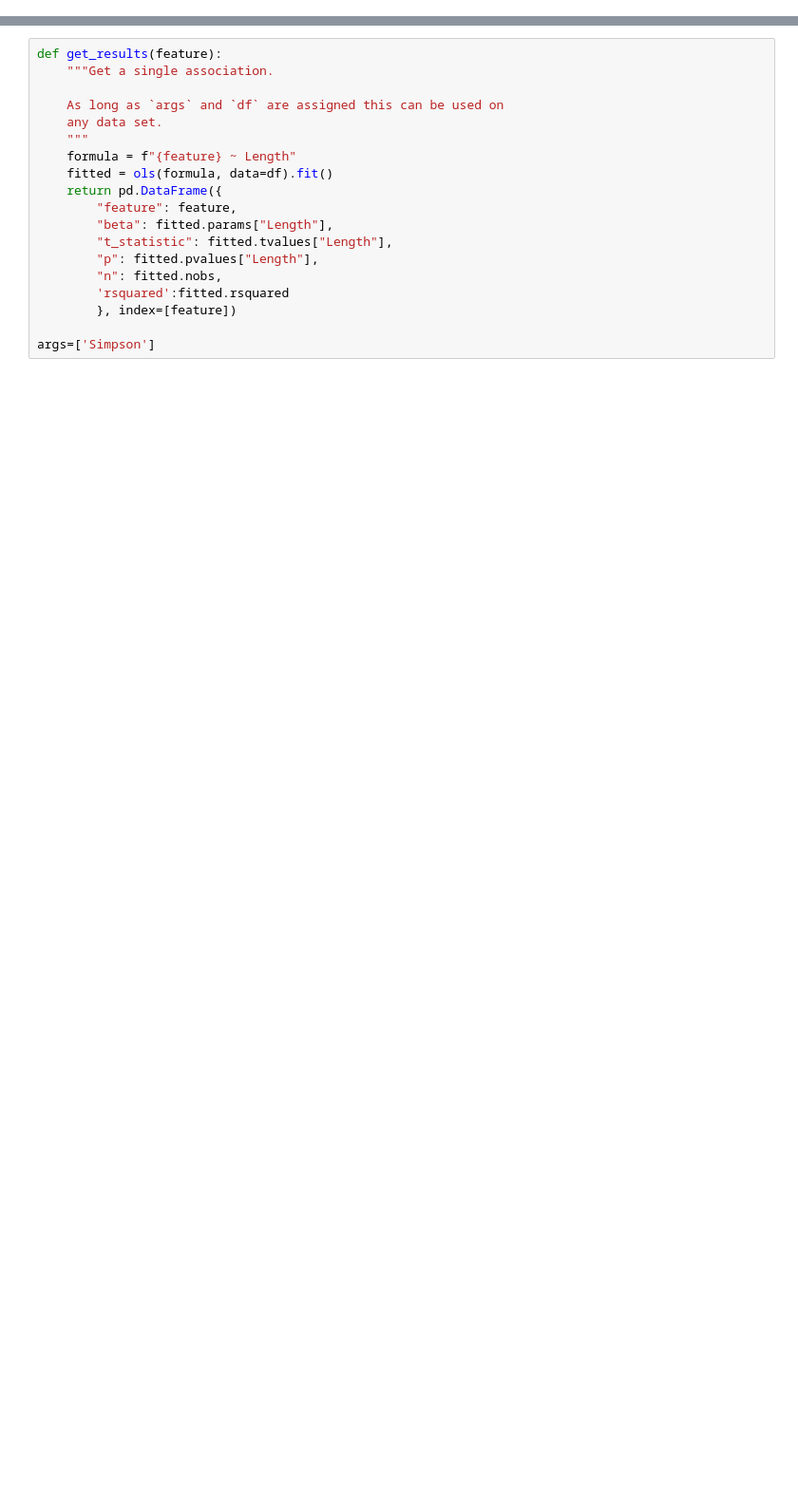
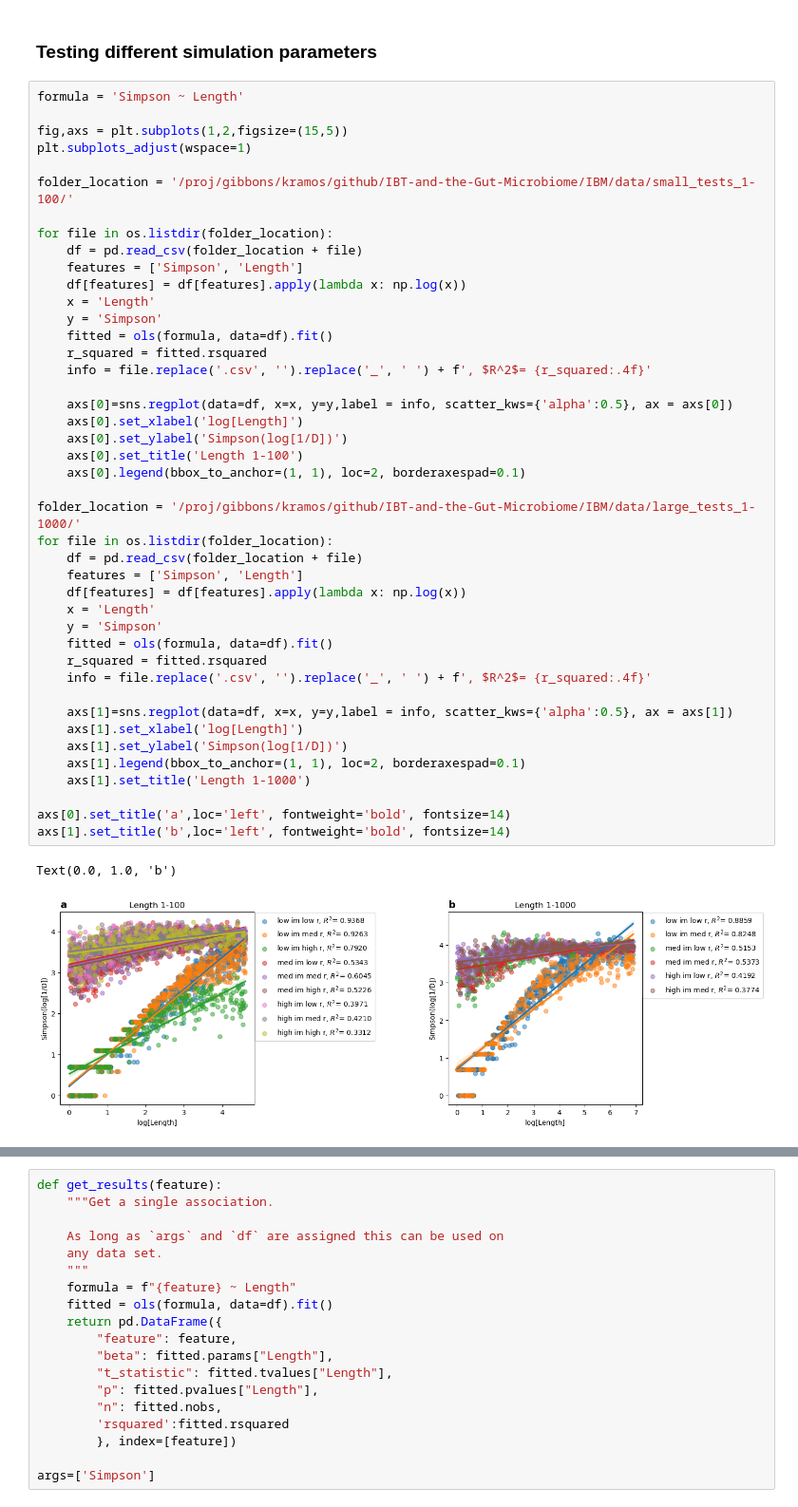
Before and after one commit to Gibbons-Lab/IBT-and-the-Gut-Microbiome, a Jupyter notebook: multi_sim_plot.ipynb, the cells around one changed output, grey strips where cells are left out. Shown: that part at 95% size. Saved outputs shown, nothing was run; the diff lists cells and outputs as text; blank space fills up the shorter version.

```diff
--- a/multi_sim_plot.ipynb
+++ b/multi_sim_plot.ipynb
@@ -18,0 +24,48 @@ genpath='/proj/gibbons/kramos/github/IBT-and-the-Gut-Microbiome'
+# %% [markdown]
+### Testing different simulation parameters
+# %%
+formula = 'Simpson ~ Length'
+
+fig,axs = plt.subplots(1,2,figsize=(15,5))
+plt.subplots_adjust(wspace=1)
+
+folder_location = '/proj/gibbons/kramos/github/IBT-and-the-Gut-Microbiome/IBM/data/small_tests_1-100/'
+
+for file in os.listdir(folder_location):
+    df = pd.read_csv(folder_location + file)
+    features = ['Simpson', 'Length']
+    df[features] = df[features].apply(lambda x: np.log(x))
+    x = 'Length'
+    y = 'Simpson'
+    fitted = ols(formula, data=df).fit()
+    r_squared = fitted.rsquared
+    info = file.replace('.csv', '').replace('_', ' ') + f', $R^2$= {r_squared:.4f}'
+
+    axs[0]=sns.regplot(data=df, x=x, y=y,label = info, scatter_kws={'alpha':0.5}, ax = axs[0])
+    axs[0].set_xlabel('log[Length]')
+    axs[0].set_ylabel('Simpson(log[1/D])')
+    axs[0].set_title('Length 1-100')
+    axs[0].legend(bbox_to_anchor=(1, 1), loc=2, borderaxespad=0.1)
+
+folder_location = '/proj/gibbons/kramos/github/IBT-and-the-Gut-Microbiome/IBM/data/large_tests_1-1000/'
+for file in os.listdir(folder_location):
+    df = pd.read_csv(folder_location + file)
+    features = ['Simpson', 'Length']
+    df[features] = df[features].apply(lambda x: np.log(x))
+    x = 'Length'
+    y = 'Simpson'
+    fitted = ols(formula, data=df).fit()
+    r_squared = fitted.rsquared
+    info = file.replace('.csv', '').replace('_', ' ') + f', $R^2$= {r_squared:.4f}'
+
+    axs[1]=sns.regplot(data=df, x=x, y=y,label = info, scatter_kws={'alpha':0.5}, ax = axs[1])
+    axs[1].set_xlabel('log[Length]')
+    axs[1].set_ylabel('Simpson(log[1/D])')
+    axs[1].legend(bbox_to_anchor=(1, 1), loc=2, borderaxespad=0.1)
+    axs[1].set_title('Length 1-1000')
+
+axs[0].set_title('a',loc='left', fontweight='bold', fontsize=14)
+axs[1].set_title('b',loc='left', fontweight='bold', fontsize=14)
+# %% [output]
+Text(0.0, 1.0, 'b')
+[figure, added]
```
Also changed, not shown: parts of 34 cells of this notebook, 28 other files.
